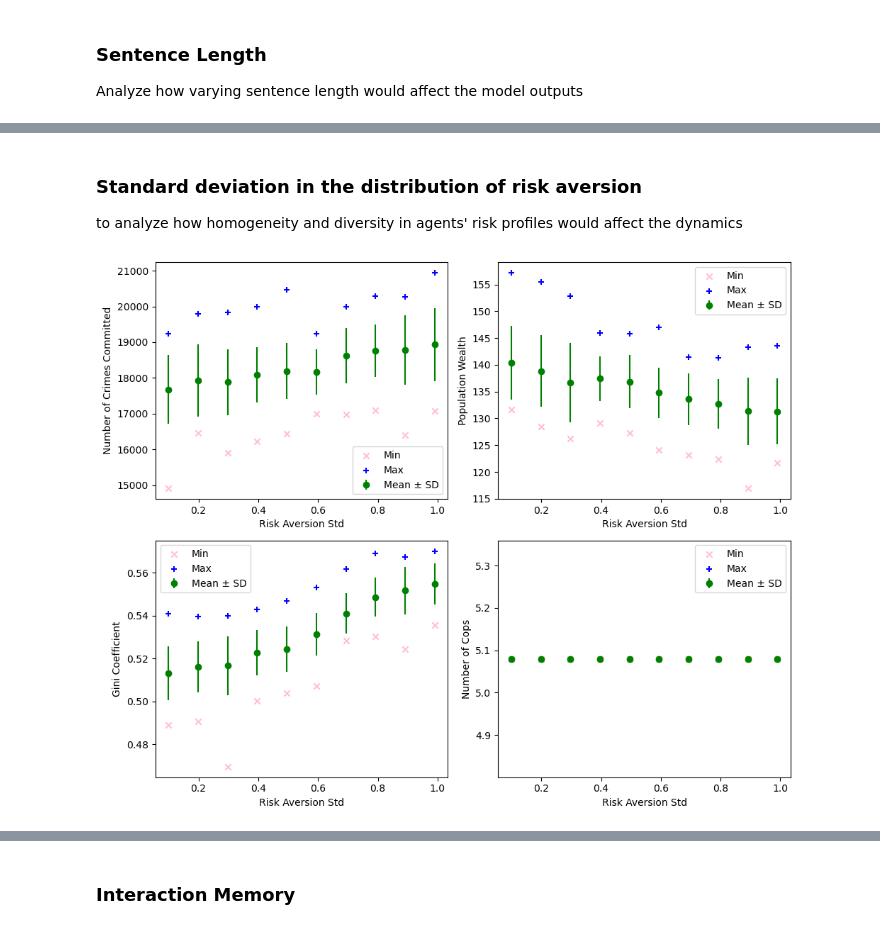
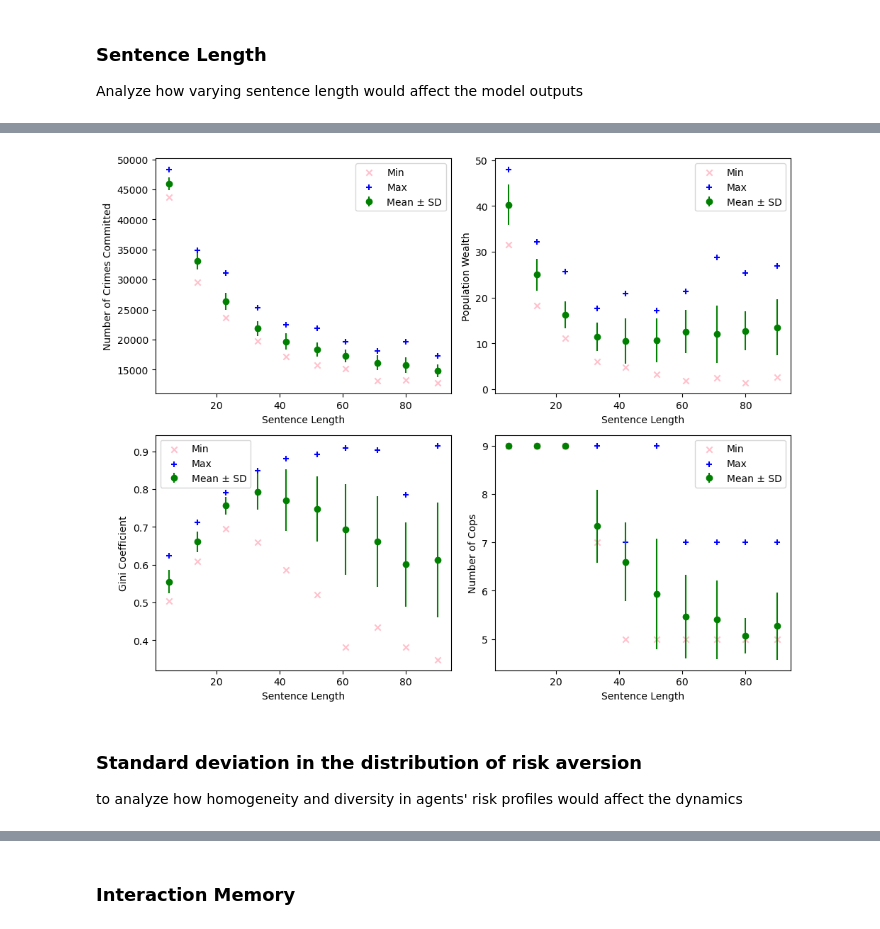
Before and after one commit to nabilasiregar/abm-project, a Jupyter notebook: notebooks/sensitivity_analysis.ipynb, the cells around one changed output, grey strips where cells are left out. Drawn from its saved outputs; the diff is of its cells as text; code cells hidden in the pictures.

Commit message:
add final step func

```diff
--- a/notebooks/sensitivity_analysis.ipynb
+++ b/notebooks/sensitivity_analysis.ipynb
@@ -75,8 +77,9 @@ plot_ofat(sentence_data, 'sentence_length')
+# %%
+plot_ofat_final_step(sentence_data, 'sentence_length', 500)
+# %% [output]
+[figure, added]
 # %% [markdown]
 ### Standard deviation in the distribution of risk aversion
 to analyze how homogeneity and diversity in agents' risk profiles would affect the dynamics
 # %%
 risk_data = pd.read_csv('../results/ofat_results_vary_risk.csv')
-plot_ofat(risk_data, 'risk_aversion_std')
-# %% [output]
-[figure, removed]
```
Also changed, not shown: parts of 11 cells of this notebook, 2 other files.
